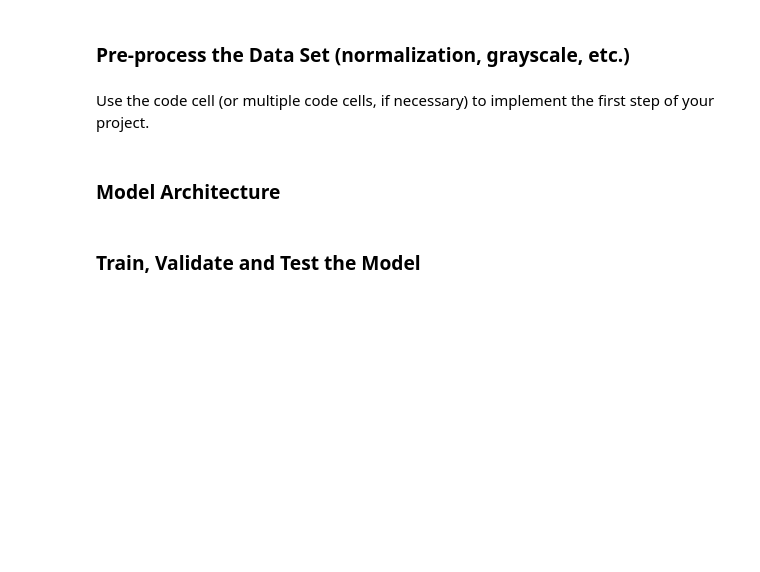
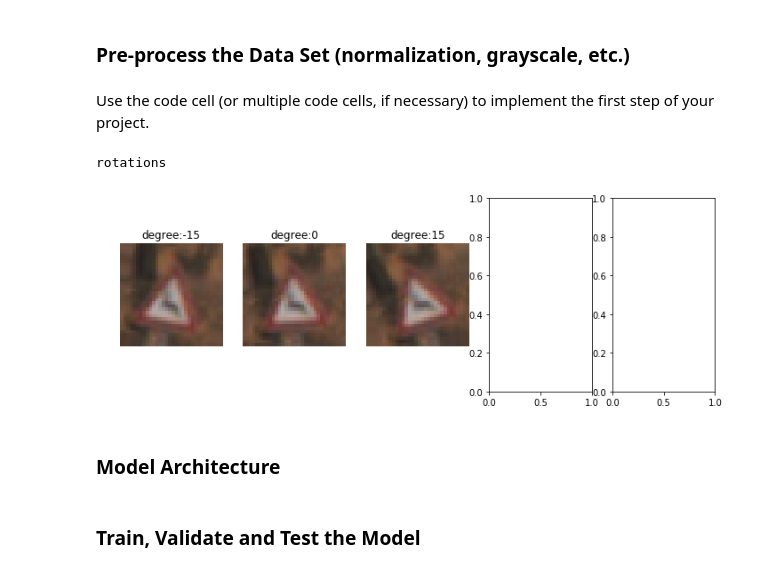
Before and after one commit to illb/CarND-Traffic-Sign-Classifier-Project, a Jupyter notebook: Traffic_Sign_Classifier.ipynb, the cells around one changed output. Drawn from its saved outputs; the diff is of its cells as text; code cells hidden in the pictures; blank space fills up the shorter version.

Commit message:
rotate -30, 30 degrees

```diff
--- a/Traffic_Sign_Classifier.ipynb
+++ b/Traffic_Sign_Classifier.ipynb
@@ -196,3 +176,68 @@ X_test_preprocessed = preprocess_all(X_test)
+# %%
+### Preprocess the data here. Preprocessing steps could include normalization, converting to grayscale, etc.
+### Feel free to use as many code cells as needed.
+
+import tensorflow as tf
+import cv2
+from sklearn.utils import shuffle
+
+from scipy import ndimage
+
+def normalize(x):
+    return np.divide(np.subtract(x, 128.0), 128.0)
+
+def rotate(img, degree):
+    if degree == 0:
+        return img
+    return ndimage.rotate(img, degree, mode='nearest', reshape=False)
+
+def to_gray(img):
+    return cv2.cvtColor(img, cv2.COLOR_BGR2GRAY)
+
+def preprocess_x(image_arr):
+    res_arr = []
+    for i in range(len(image_arr)):
+        img = image_arr[i]
+        res_arr.append(img)
+    return np.array(res_arr)
+
+degrees = [-15, 0, 15]
+def preprocess_rotate(image_arr):
+    res_arr = []
+    for i in range(0, len(image_arr)):
+      for degree in degrees:
+            res_arr.append(rotate(image_arr[i], degree))
+    return np.array(res_arr)
+
+def preprocess_y(labels):
+    res_arr = []
+    for i in range(0, len(labels)):
+      for j in range(0, len(degrees)):
+            res_arr.append(labels[i])
+    return np.array(res_arr)
+
+
+X_train_preprocessed = preprocess_x(preprocess_rotate(X_train))
+y_train_preprocessed = preprocess_y(y_train)
+X_valid_preprocessed = preprocess_x(X_valid)
+X_test_preprocessed = preprocess_x(X_test)
+
+def show_sample_rotations():
+    print("rotations")
+    n_row, n_col = (1, 5)
+    fig, ax_2d = plt.subplots(n_row, n_col, figsize=(12, 4))
+    ax_flat = ax_2d.flatten()
+    imgs = preprocess_rotate(X_train[300:301])
+    for i in range(len(imgs)):
+        ax = ax_flat[i]
+        ax.axis('off')
+        ax.imshow(imgs[i])
+        ax.set_title("degree:{}".format(degrees[i]))
+
+show_sample_rotations()
+# %% [output]
+rotations
+[figure, added]
 # %% [markdown]
 ### Model Architecture
 # %%
```
Also changed, not shown: parts of 8 cells of this notebook.
